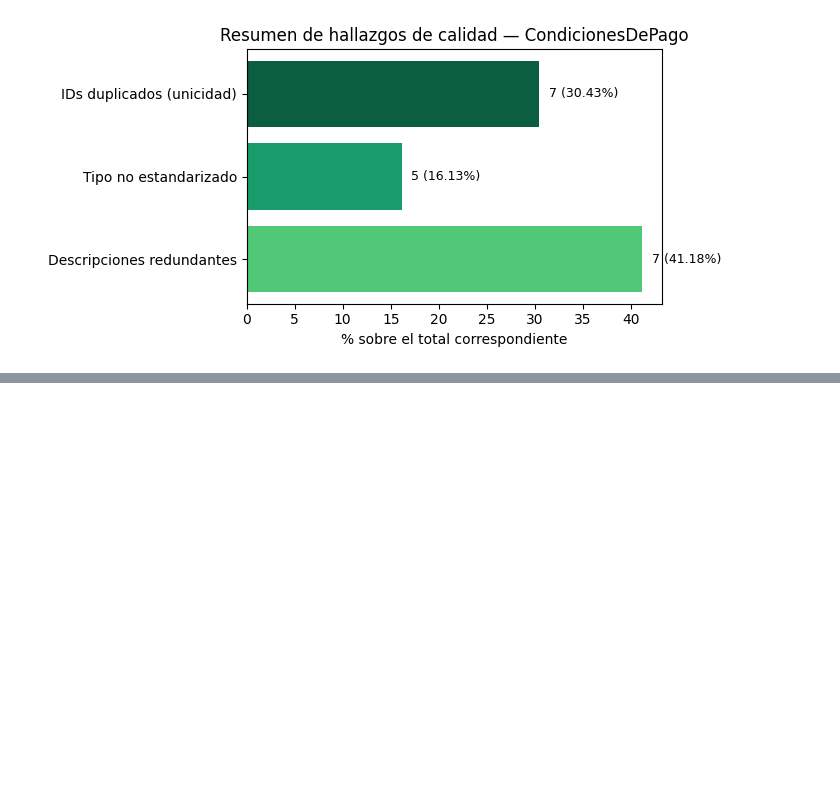
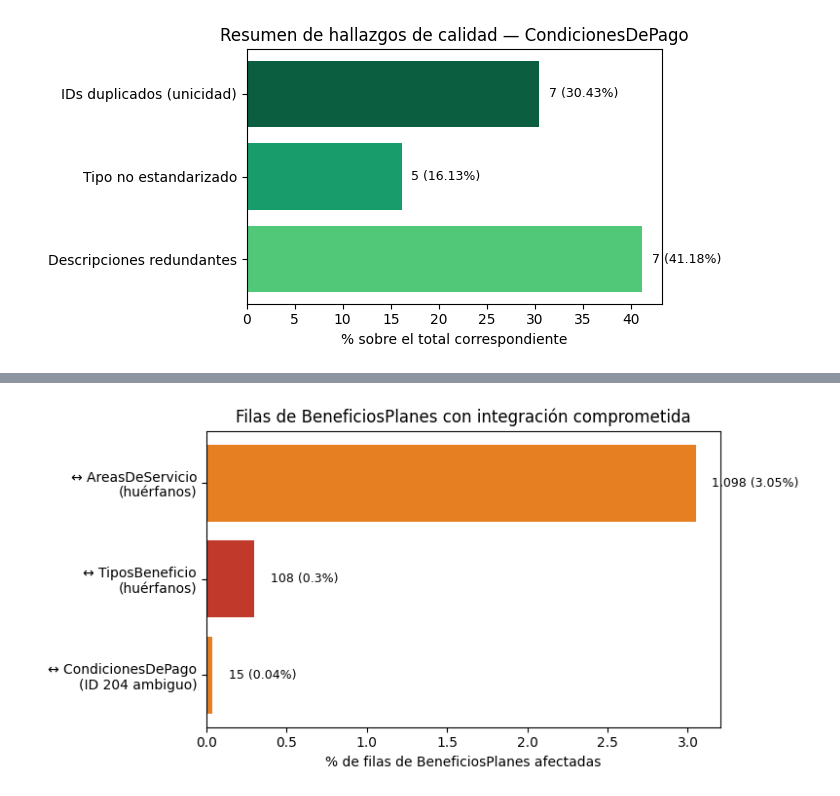
Before and after one commit to nataliacantinic/Modelado-de-Datos-y-ETL, a Jupyter notebook: Proyecto/RaSA-Entendimiento Datos.ipynb, the cells around one changed output, grey strips where cells are left out. Cells and saved outputs as stored; diff of their text form; code cells hidden in the pictures; blank space fills up the shorter version.

```diff
--- a/Proyecto/RaSA-Entendimiento Datos.ipynb
+++ b/Proyecto/RaSA-Entendimiento Datos.ipynb
@@ -1748,0 +1899,32 @@ integración sin ambigüedad.
+# %%
+import matplotlib.pyplot as plt
+
+relaciones = [
+    "↔ AreasDeServicio\n(huérfanos)",
+    "↔ TiposBeneficio\n(huérfanos)",
+    "↔ CondicionesDePago\n(ID 204 ambiguo)"
+]
+
+total_filas = 36036
+magnitudes = [1098, 108, 15]
+porcentajes = [round(m / total_filas * 100, 2) for m in magnitudes]
+
+# Colores según nivel de riesgo: TiposBeneficio es el más crítico aunque
+# tenga menos filas huérfanas, porque además tiene el problema estructural de fan-out
+colores = ["#e67e22", "#c0392b", "#e67e22"]
+
+fig, ax = plt.subplots(figsize=(8, 4))
+barras = ax.barh(relaciones, porcentajes, color=colores)
+
+ax.set_xlabel("% de filas de BeneficiosPlanes afectadas")
+ax.set_title("Filas de BeneficiosPlanes con integración comprometida")
+ax.invert_yaxis()
+
+for barra, magnitud, pct in zip(barras, magnitudes, porcentajes):
+    ax.text(barra.get_width() + 0.1, barra.get_y() + barra.get_height()/2,
+             f"{magnitud:,} ({pct}%)", va="center", fontsize=9)
+
+plt.tight_layout()
+plt.show()
+# %% [output]
+[figure, added]
```
Also changed, not shown: parts of 36 cells of this notebook.
